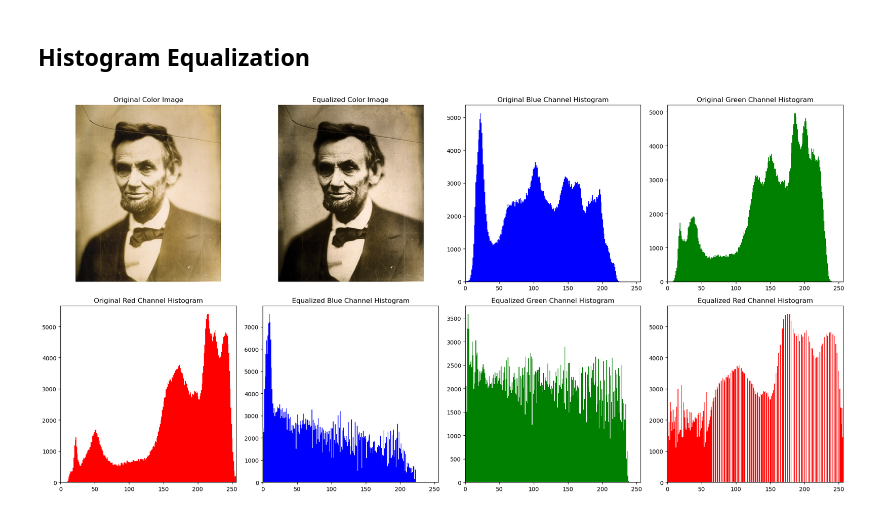
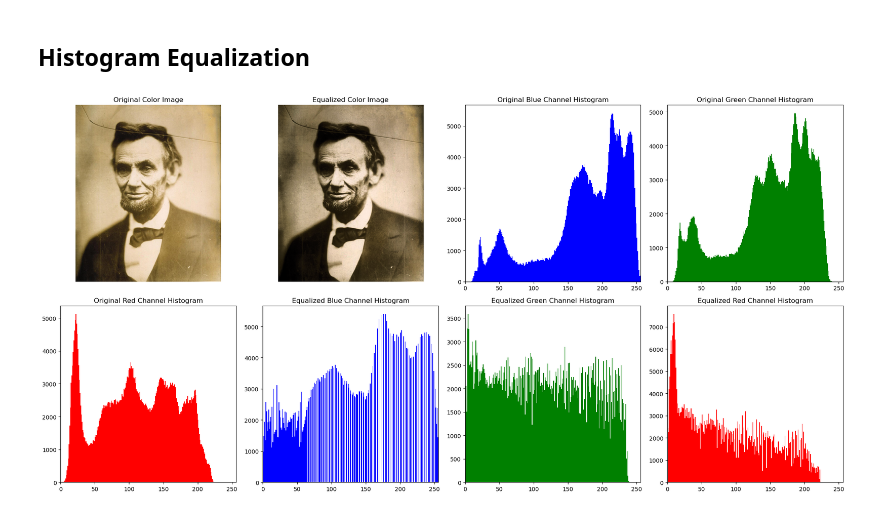
Before and after one commit to aradmehralian/Multi-Media-Projects, a Jupyter notebook: Project2/Q3.ipynb, the cells around one changed output. Cells and saved outputs as stored; diff of their text form; code cells hidden in the pictures.

```diff
--- a/Project2/Q3.ipynb
+++ b/Project2/Q3.ipynb
@@ -48,58 +41,53 @@ plt.show()
 # %% [markdown]
 ## Histogram Equalization
 # %%
-abraham=cv2.imread('images/abraham.jpg')
+abraham=imread('images/abraham.jpg')
-# %%
-def plot_histogram(image, title, color):
-    plt.hist(image.ravel(), bins=256, range=[0, 256], color=color)
-    plt.title(title)
-    plt.xlim([0, 256])
 # %%
 # Convert the image to HSV color space
-hsv_image = cv2.cvtColor(abraham, cv2.COLOR_BGR2HSV)
+hsv_image = cv2.cvtColor(abraham, cv2.COLOR_RGB2HSV)
 
 # Apply histogram equalization to the V channel
 hsv_image[:, :, 2] = cv2.equalizeHist(hsv_image[:, :, 2])
 
 # Convert the image back to BGR color space
-equalized_color_image = cv2.cvtColor(hsv_image, cv2.COLOR_HSV2BGR)
+equalized_color_image = cv2.cvtColor(hsv_image, cv2.COLOR_HSV2RGB)
 # %%
 # Display the original and equalized images along with their histograms
 plt.figure(figsize=(20, 10))
 
 # Original Color Image
 plt.subplot(2, 4, 1)
-plt.imshow(cv2.cvtColor(abraham, cv2.COLOR_BGR2RGB))
+plt.imshow(abraham)
 plt.title('Original Color Image')
 plt.axis('off')
 
 # Equalized Color Image
 plt.subplot(2, 4, 2)
-plt.imshow(cv2.cvtColor(equalized_color_image, cv2.COLOR_BGR2RGB))
+plt.imshow(equalized_color_image)
 plt.title('Equalized Color Image')
 plt.axis('off')
 
 # Histograms for Original Image
 plt.subplot(2, 4, 3)
 plot_histogram(abraham[:, :, 0], 'Original Blue Channel Histogram', 'blue')
 
 plt.subplot(2, 4, 4)
 plot_histogram(abraham[:, :, 1], 'Original Green Channel Histogram', 'green')
 
 plt.subplot(2, 4, 5)
 plot_histogram(abraham[:, :, 2], 'Original Red Channel Histogram', 'red')
 
 # Histograms for Equalized Image
 plt.subplot(2, 4, 6)
 plot_histogram(equalized_color_image[:, :, 0], 'Equalized Blue Channel Histogram', 'blue')
 
 plt.subplot(2, 4, 7)
 plot_histogram(equalized_color_image[:, :, 1], 'Equalized Green Channel Histogram', 'green')
 
 plt.subplot(2, 4, 8)
 plot_histogram(equalized_color_image[:, :, 2], 'Equalized Red Channel Histogram', 'red')
 
 plt.tight_layout()
 plt.show()
 # %% [output]
-[figure, old version]
+[figure, new version]
```
Also changed, not shown: parts of 4 cells of this notebook, 6 other files.
